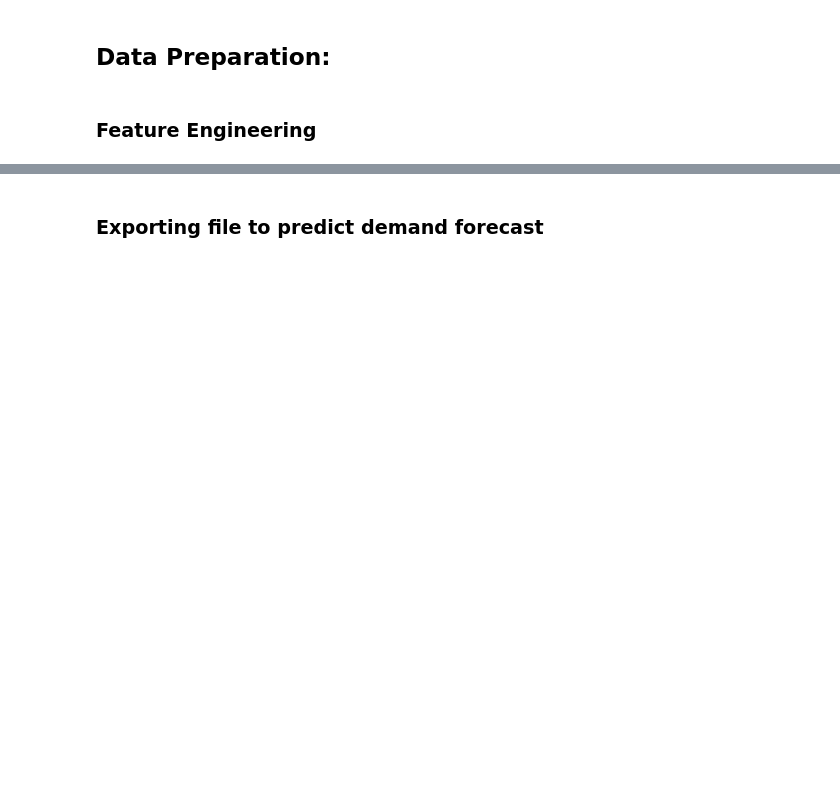
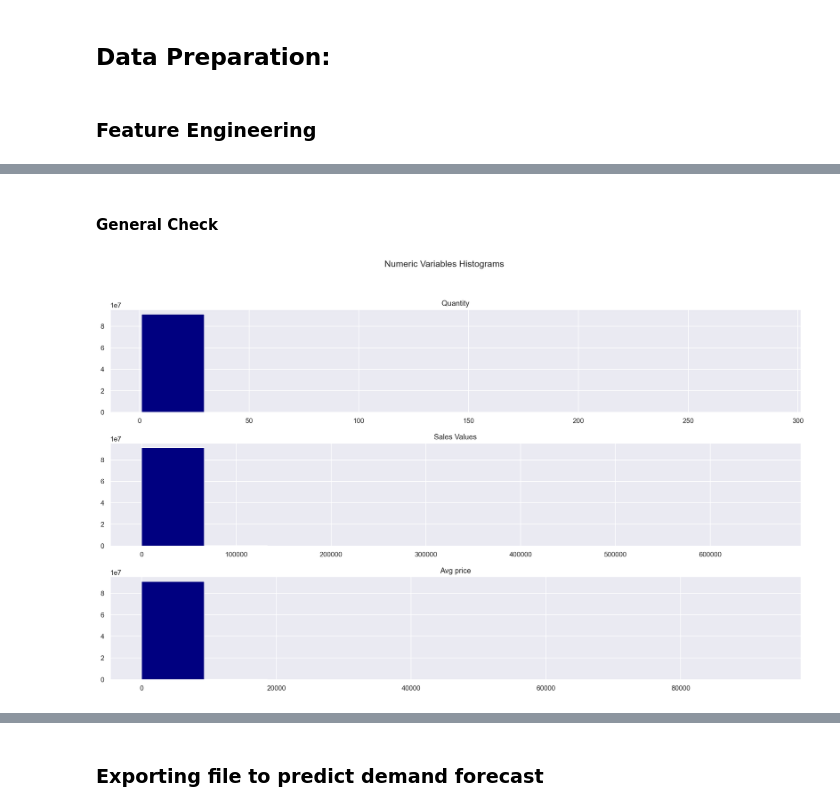
Before and after one commit to Debs86/Business_Cases_Projects, a Jupyter notebook: BC5/BC5 Notebook_D4BConsulting_Pre_processing.ipynb, the cells around one changed output, grey strips where cells are left out. Saved outputs shown, nothing was run; the diff lists cells and outputs as text; code cells hidden in the pictures; blank space fills up the shorter version.

```diff
--- a/BC5/BC5 Notebook_D4BConsulting_Pre_processing.ipynb
+++ b/BC5/BC5 Notebook_D4BConsulting_Pre_processing.ipynb
@@ -144,0 +300,4 @@ df1.to_csv(os.path.join("df_pre_processed.csv"), index=False)
+# %%
+#Merge the column with the overal avg price of each product with df1
+data_merge = pd.merge(df1,Avg_prices,on='ProductPackSKU_ID')
+data_merge
@@ -144,0 +318,3 @@ df1.to_csv(os.path.join("df_pre_processed.csv"), index=False)
+# %%
+#Create a new column perc variation to analyse huge differences on prices
+data_merge['Perc_Variation'] = round(((data_merge['Avg price'] - data_merge['Mean_Avg_price'])/data_merge['Avg price'])*100,2)
@@ -144,0 +359,3 @@ df1.to_csv(os.path.join("df_pre_processed.csv"), index=False)
+# %%
+#Remove all rows with sales values less than 10 and perc variation lower than -51%
+data_merge = data_merge[~((data_merge['Sales Values']<10)&(data_merge['Perc_Variation']<-51))]
@@ -144,0 +399,3 @@ df1.to_csv(os.path.join("df_pre_processed.csv"), index=False)
+# %%
+#Remove all rows with perc variation lower than -500%
+data_merge = data_merge[~((data_merge['Perc_Variation']<-500))]
@@ -145,3 +422,30 @@ df1.to_csv(os.path.join("df_pre_processed.csv"), index=False)
+# %% [markdown]
+#### General Check
 # %%
 # Define metric features
 metric_features = ['Quantity','Sales Values','Avg price']
+# %%
+# Histograms for the metric features
+sns.set()
+
+# Prepare figure. Create individual axes where each histogram will be placed
+fig, axes = plt.subplots(3, ceil(len(metric_features) / 3), figsize=(20, 11))
+
+# Plot data
+# Iterate across axes objects and associate each histogram:
+for ax, feat in zip(axes.flatten(), metric_features):
+    ax.hist(data_merge[feat], color = "Navy")
+    ax.set_title(feat)
+
+# Layout
+# Add a centered title to the figure:
+title = "Numeric Variables Histograms"
+plt.suptitle(title)
+#Adjust the space between plots
+plt.subplots_adjust(wspace=0.3, hspace=0.3)
+
+
+#Show Plot
+plt.show()
+# %% [output]
+[figure, added]
```
Also changed, not shown: parts of 149 cells of this notebook, 1 other file.
